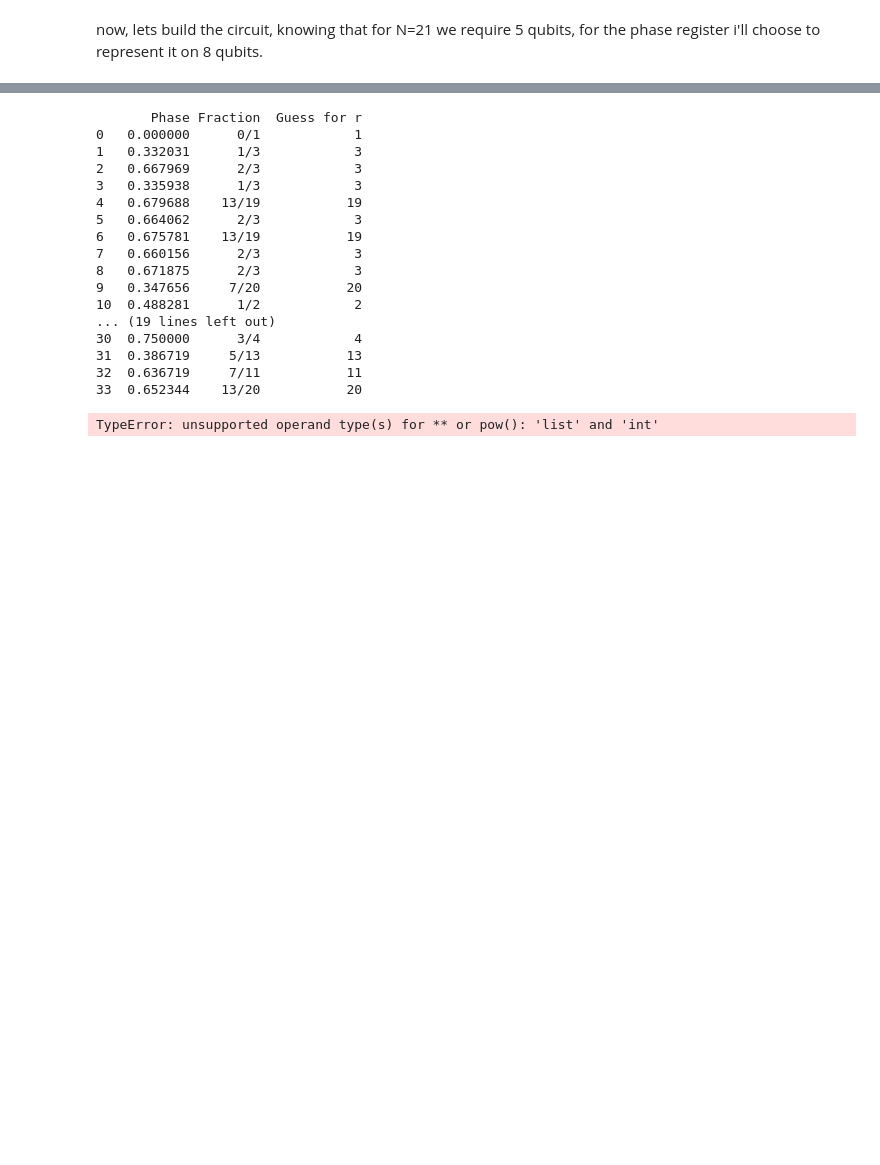
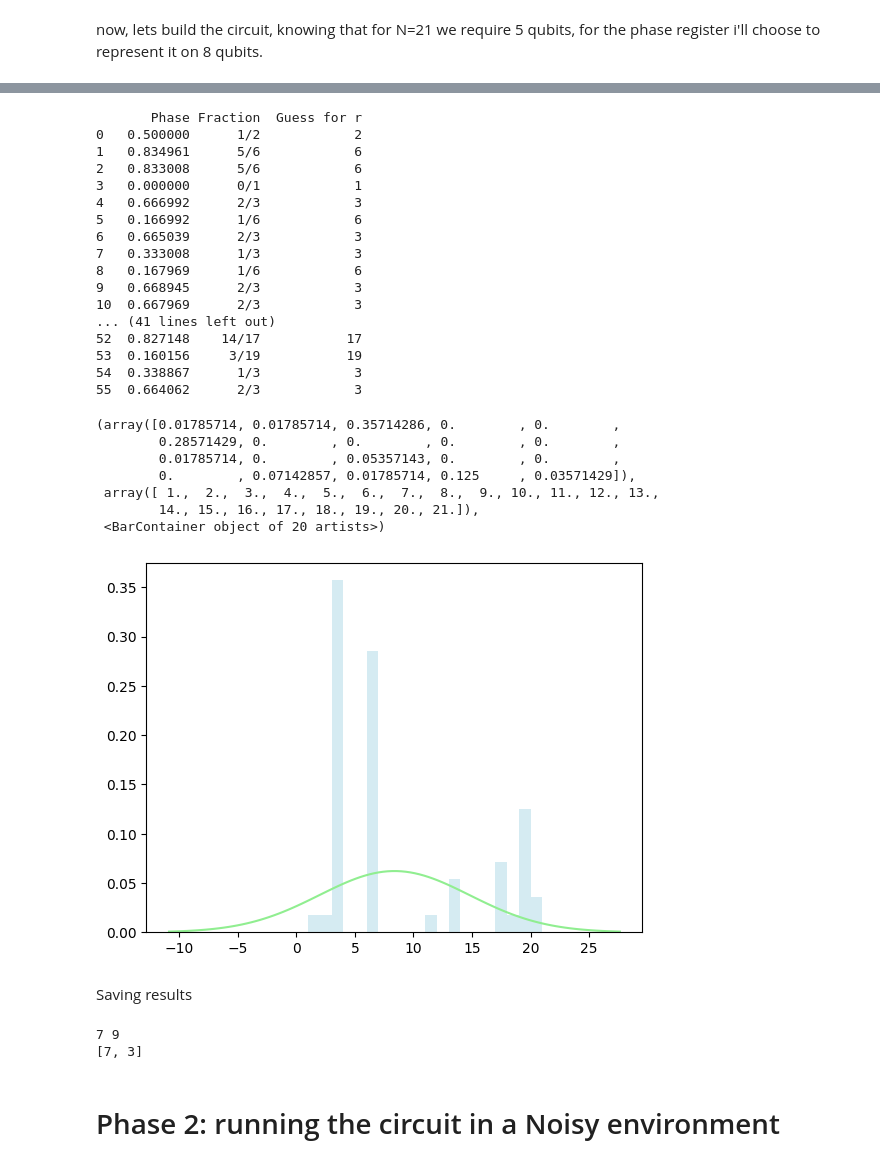
Before and after one commit to MenchiniDev/QuantumComputingAndQuantumInternetProject, a Jupyter notebook: Assignment2Menchini.ipynb, the cells around one changed output, grey strips where cells are left out. Cells and saved outputs as stored; diff of their text form; code cells hidden in the pictures; blank space fills up the shorter version.

```diff
--- a/Assignment2Menchini.ipynb
+++ b/Assignment2Menchini.ipynb
@@ -11,6 +13,11 @@ from qiskit_aer import AerSimulator
 from math import gcd
 from fractions import Fraction
 import numpy as np
+# %%
+N_value = 21
+N_WORKING_QUBITS = 5 # 2^5
+N_PHASE_ESTIMATION_QUBITS = 10 # precision up tp 2^-10
+a = [2, 10, 19] # 4, 10, 19 values chosen for the project
 # %%
 import matplotlib.pyplot as plt
 import numpy as np
@@ -230,11 +156,11 @@ import pandas as pd
 rows, measured_phases = [], []
 for output in counts:
     decimal = int(output, 2)  # Convert (base 2) string to decimal
-    phase = decimal/(2**N_COUNT)  # Find corresponding eigenvalue
+    phase = decimal/(2**N_PHASE_ESTIMATION_QUBITS)  # Find corresponding eigenvalue
     measured_phases.append(phase)
     # Add these values to the rows in our table:
     rows.append([f"{output}(bin) = {decimal:>3}(dec)",
-                 f"{decimal}/{2**N_COUNT} = {phase:.2f}"])
+                 f"{decimal}/{2**N_PHASE_ESTIMATION_QUBITS} = {phase:.2f}"])
 # Print the rows in a table
 headers=["Register Output", "Phase"]
 df = pd.DataFrame(rows, columns=headers)
@@ -260,29 +186,54 @@ print(df)
 # %%
 rows = []
+r = []
 for phase in measured_phases:
     frac = Fraction(phase).limit_denominator(21)
     rows.append([phase,
                  f"{frac.numerator}/{frac.denominator}",
                  frac.denominator])
+    r.append(frac.denominator)
 # Print as a table
 headers=["Phase", "Fraction", "Guess for r"]
 df = pd.DataFrame(rows, columns=headers)
 print(df)
+
+# scrivi i valori su assi x e y come interi
+x = np.arange(len(r))
+y = np.array(r)
+# calcola la media e la deviazione standard
+mean = np.mean(y)
+std_dev = np.std(y)
+# stampa la gaussiana
+x = np.linspace(mean - 3*std_dev, mean + 3*std_dev, 100)
+y = (1/(std_dev * np.sqrt(2 * np.pi))) * np.exp(-0.5 * ((x - mean) / std_dev)**2)
+# crea il grafico
+plt.plot(x, y, color='lightgreen', label='Gaussian Fit')
+plt.hist(r, bins=20, density=True, alpha=0.5, color='lightblue', label='Measured r')
 # %% [output]
        Phase Fraction  Guess for r
-0   0.000000      0/1            1
-1   0.332031      1/3            3
-2   0.667969      2/3            3
-3   0.335938      1/3            3
-4   0.679688    13/19           19
-5   0.664062      2/3            3
-6   0.675781    13/19           19
-7   0.660156      2/3            3
-8   0.671875      2/3            3
-9   0.347656     7/20           20
-10  0.488281      1/2            2
-... (19 lines left out)
-30  0.750000      3/4            4
-31  0.386719     5/13           13
-32  0.636719     7/11           11
-33  0.652344    13/20           20
+0   0.500000      1/2            2
+1   0.834961      5/6            6
+2   0.833008      5/6            6
+3   0.000000      0/1            1
+4   0.666992      2/3            3
+5   0.166992      1/6            6
+6   0.665039      2/3            3
+7   0.333008      1/3            3
+8   0.167969      1/6            6
+9   0.668945      2/3            3
+10  0.667969      2/3            3
+... (41 lines left out)
+52  0.827148    14/17           17
+53  0.160156     3/19           19
+54  0.338867      1/3            3
+55  0.664062      2/3            3
+(array([0.01785714, 0.01785714, 0.35714286, 0.        , 0.        ,
+        0.28571429, 0.        , 0.        , 0.        , 0.        ,
+        0.01785714, 0.        , 0.05357143, 0.        , 0.        ,
+        0.        , 0.07142857, 0.01785714, 0.125     , 0.03571429]),
+ array([ 1.,  2.,  3.,  4.,  5.,  6.,  7.,  8.,  9., 10., 11., 12., 13.,
+        14., 15., 16., 17., 18., 19., 20., 21.]),
+ <BarContainer object of 20 artists>)
+[figure, added]
+# %% [markdown]
+Saving results
@@ -289,6 +245,10 @@ print(df)
 # %%
 r=6
+print(a[0]**(r//2)-1, a[0]**(r//2)+1)
 guesses = [gcd(a[0]**(r//2)-1, 21), gcd(a[0]**(r//2)+1, 21)]
 print(guesses)
 # %% [output]
-TypeError: unsupported operand type(s) for ** or pow(): 'list' and 'int'
+7 9
+[7, 3]
+# %% [markdown]
+# Phase 2: running the circuit in a Noisy environment
```
Also changed, not shown: parts of 23 cells of this notebook, 4 other files.
